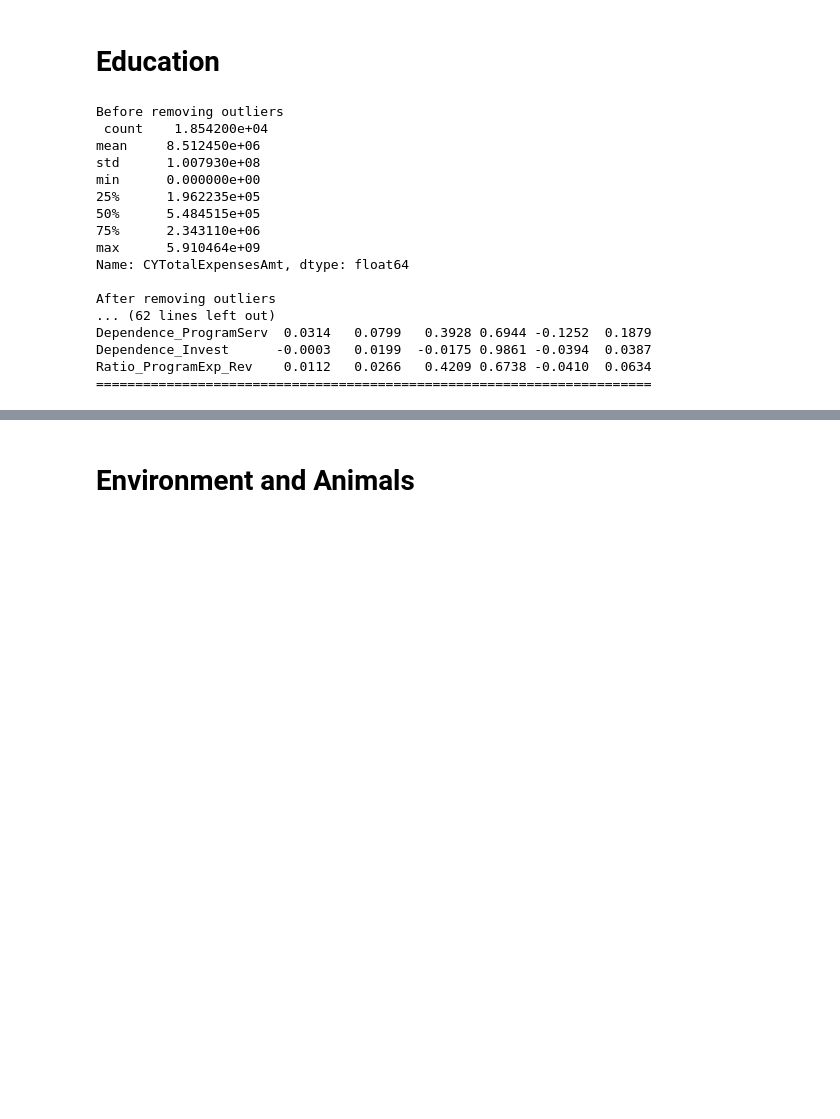
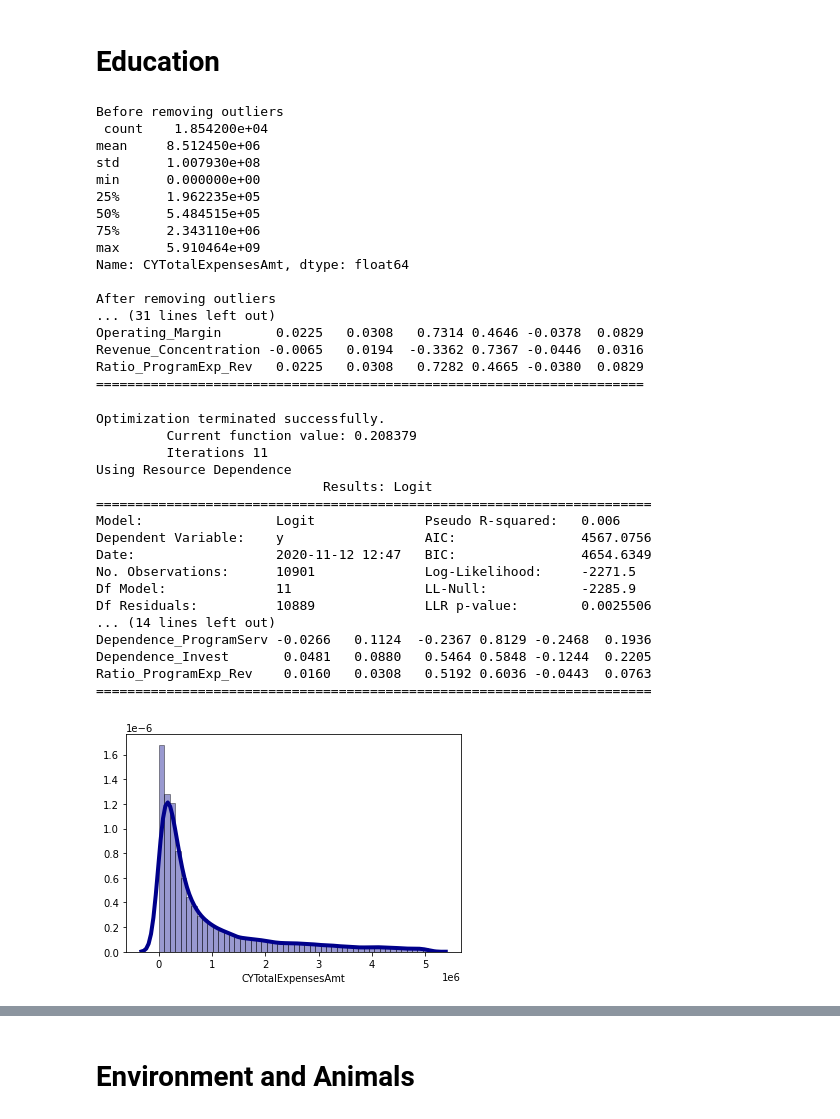
Before and after one commit to ethantenison/Impact_Capital, a Jupyter notebook: notebooks/analysis.ipynb, the cells around one changed output, grey strips where cells are left out. Cells and saved outputs as stored; diff of their text form; code cells hidden in the pictures; blank space fills up the shorter version.

```diff
--- a/notebooks/analysis.ipynb
+++ b/notebooks/analysis.ipynb
@@ -353,22 +611,40 @@ convertlogit(0.3745)
 # %% [markdown]
 # Education
 # %%
-logfunc(df2015Education,0.01, .95)
+logfunc(df2015Education,0.01, .85)
 # %% [output]
 Before removing outliers
  count    1.854200e+04
 mean     8.512450e+06
 std      1.007930e+08
 min      0.000000e+00
 25%      1.962235e+05
 50%      5.484515e+05
 75%      2.343110e+06
 max      5.910464e+09
 Name: CYTotalExpensesAmt, dtype: float64
 
 After removing outliers
-... (62 lines left out)
-Dependence_ProgramServ  0.0314   0.0799   0.3928 0.6944 -0.1252  0.1879
-Dependence_Invest      -0.0003   0.0199  -0.0175 0.9861 -0.0394  0.0387
-Ratio_ProgramExp_Rev    0.0112   0.0266   0.4209 0.6738 -0.0410  0.0634
-=======================================================================
+... (31 lines left out)
+Operating_Margin       0.0225   0.0308   0.7314 0.4646 -0.0378  0.0829
+Revenue_Concentration -0.0065   0.0194  -0.3362 0.7367 -0.0446  0.0316
+Ratio_ProgramExp_Rev   0.0225   0.0308   0.7282 0.4665 -0.0380  0.0829
+======================================================================
+Optimization terminated successfully.
+         Current function value: 0.208379
+         Iterations 11
+Using Resource Dependence
+                             Results: Logit
+=======================================================================
+Model:                 Logit              Pseudo R-squared:   0.006
+Dependent Variable:    y                  AIC:                4567.0756
+Date:                  2020-11-12 12:47   BIC:                4654.6349
+No. Observations:      10901              Log-Likelihood:     -2271.5
+Df Model:              11                 LL-Null:            -2285.9
+Df Residuals:          10889              LLR p-value:        0.0025506
+... (14 lines left out)
+Dependence_ProgramServ -0.0266   0.1124  -0.2367 0.8129 -0.2468  0.1936
+Dependence_Invest       0.0481   0.0880   0.5464 0.5848 -0.1244  0.2205
+Ratio_ProgramExp_Rev    0.0160   0.0308   0.5192 0.6036 -0.0443  0.0763
+=======================================================================
+[figure, added]
```
Also changed, not shown: parts of 47 cells of this notebook.
